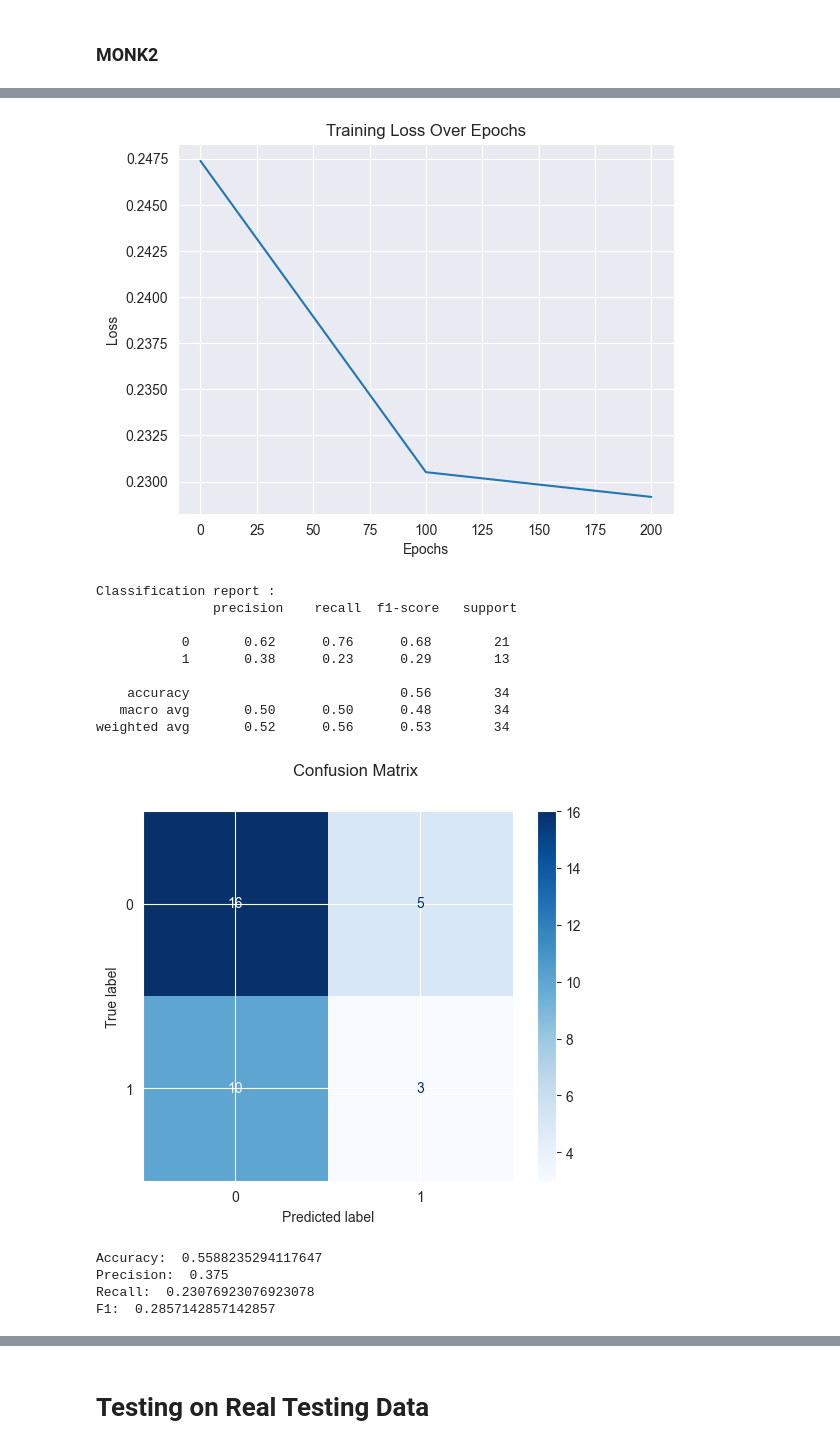
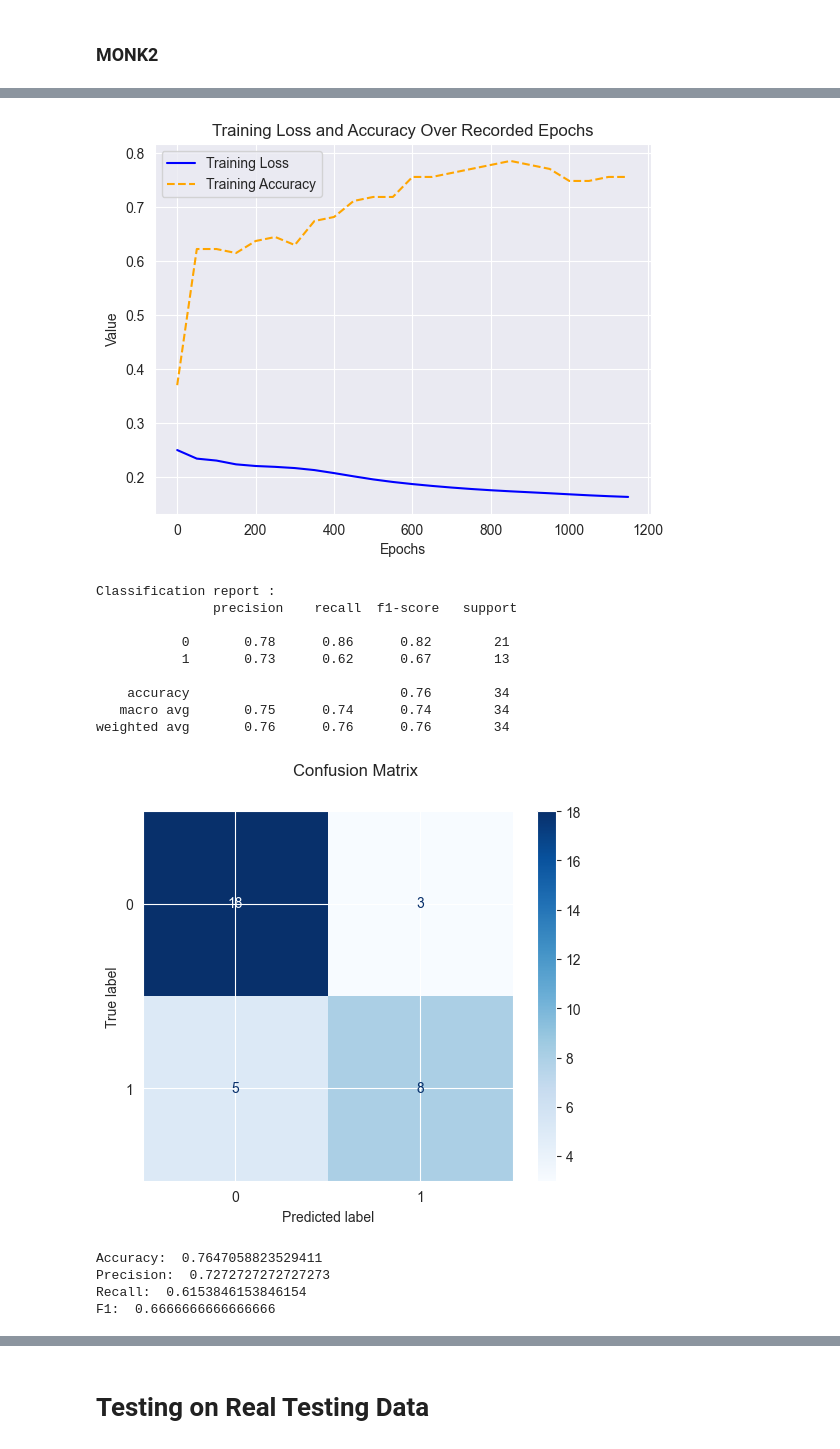
Before and after one commit to mary-alrayes/ml_project, a Jupyter notebook: ml_project.ipynb, the cells around one changed output, grey strips where cells are left out. Saved outputs shown, nothing was run; the diff lists cells and outputs as text; code cells hidden in the pictures.

```diff
--- a/ml_project.ipynb
+++ b/ml_project.ipynb
@@ -1242,14 +1309,17 @@ y = monk2_train_Y.reshape(-1, 1)
 
 # Define the parameter grid for the learning rate
 param_grid = {
-    'learning_rate': [0.0001, 0.001, 0.005, 0.01, 0.05, 0.1, 0.2],
-    'momentum': [0.5, 0.55, 0.6, 0.7, 0.8, 0.9],
-    'lambd': [0.1, 0.01, 0.05, 0.001]
+    'learning_rate': [0.01, 0.05, 0.1, 0.2],  # Learning rate values
+    'momentum': [0.7, 0.8, 0.9],              # Momentum values
+    'lambd': [0.0, 0.001, 0.01],              # Regularization lambda values
+    'patience': [5, 10, 20, 30, 40, 50]       # Early stopping patience values
 }
+
 
 # Scoring function for the neural network
 def accuracy_score_custom(nn_model, X, y):
     predictions = nn_model.predict(X)
+    predictions = (predictions > 0.5).astype(int)
     return np.mean(predictions == y)
 
 # Initialize the Search class for grid search
@@ -1257,7 +1327,7 @@ search = Search(CustomNeuralNetwork, param_grid, accuracy_score_custom, activati
 
 # Perform grid search on the learning rate
 print("Performing Grid Search...")
-best_params, best_score = search.random_grid_search(X, y, epoch=250, neurons= [2])
+best_params, best_score = search.random_grid_search(X, y, epoch=1200, neurons= [2])
 print(f"Best Parameters: {best_params}, Best Score: {best_score}")
 
 # Define the network with dynamic hidden layers
@@ -1267,19 +1337,30 @@ nn2 = CustomNeuralNetwork(input_size=6,
                          activationType=ActivationType.SIGMOID,
                          learning_rate=best_params['learning_rate'],
                          momentum=best_params['momentum'],
-                         lambd=best_params['lambd']
+                         lambd=best_params['lambd'],
+                         patience = best_params['patience']
                          )
 
-# grid search for number of epoch
 # Train the network
-history_loss= nn2.fit(X, y, epochs = 250)
+history = nn2.fit(X, y, epochs=1200)
 
-#plot the training loss over epoch
-plt.plot(list(history_loss.keys()), list(history_loss.values()))
-plt.xlabel('Epochs')
-plt.ylabel('Loss')
-plt.title('Training Loss Over Epochs')
+# Plot a single graph with Loss and Training Accuracy
+plt.figure()
+
+# Plot Training Loss
+plt.plot(history['epoch'], history['loss'], label='Training Loss', color='blue', linestyle='-')
+
+# Plot Training Accuracy
+plt.plot(history['epoch'], history['train_acc'], label='Training Accuracy', color='orange', linestyle='--')
+
+# Configure the plot
+plt.xlabel('Epochs')  # X-axis as the recorded epochs
+plt.ylabel('Value')  # Shared y-axis label
+plt.title('Training Loss and Accuracy Over Recorded Epochs')
+plt.legend()  # Display legend
 plt.grid(True)
+
+# Display the plot
 plt.show()
 
 
@@ -1307,15 +1388,15 @@ Epoch 200, Loss: 0.2291639672578005
-[figure, old version]
+[figure, new version]
 Classification report :
                precision    recall  f1-score   support
 
-           0       0.62      0.76      0.68        21
-           1       0.38      0.23      0.29        13
+           0       0.78      0.86      0.82        21
+           1       0.73      0.62      0.67        13
 
-    accuracy                           0.56        34
-   macro avg       0.50      0.50      0.48        34
-weighted avg       0.52      0.56      0.53        34
+    accuracy                           0.76        34
+   macro avg       0.75      0.74      0.74        34
+weighted avg       0.76      0.76      0.76        34
-[figure, old version]
+[figure, new version]
-Accuracy:  0.5588235294117647
-Precision:  0.375
-Recall:  0.23076923076923078
-F1:  0.2857142857142857
+Accuracy:  0.7647058823529411
+Precision:  0.7272727272727273
+Recall:  0.6153846153846154
+F1:  0.6666666666666666
```
Also changed, not shown: parts of 10 cells of this notebook.
